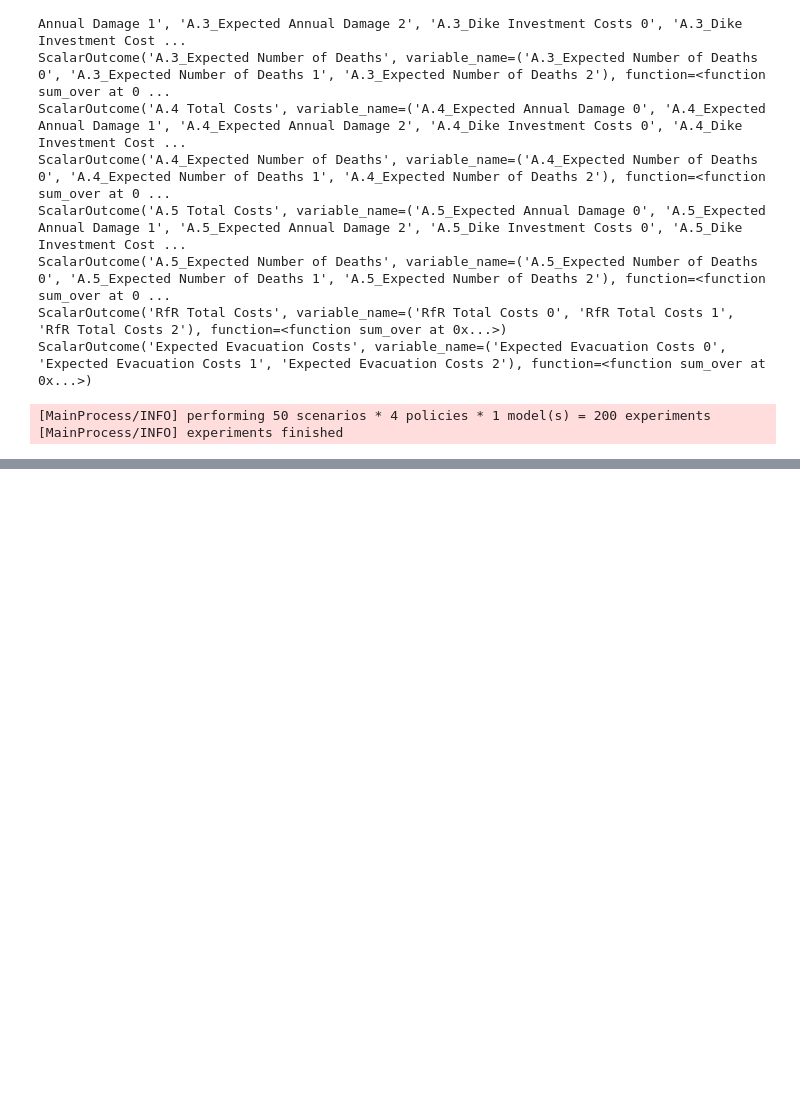
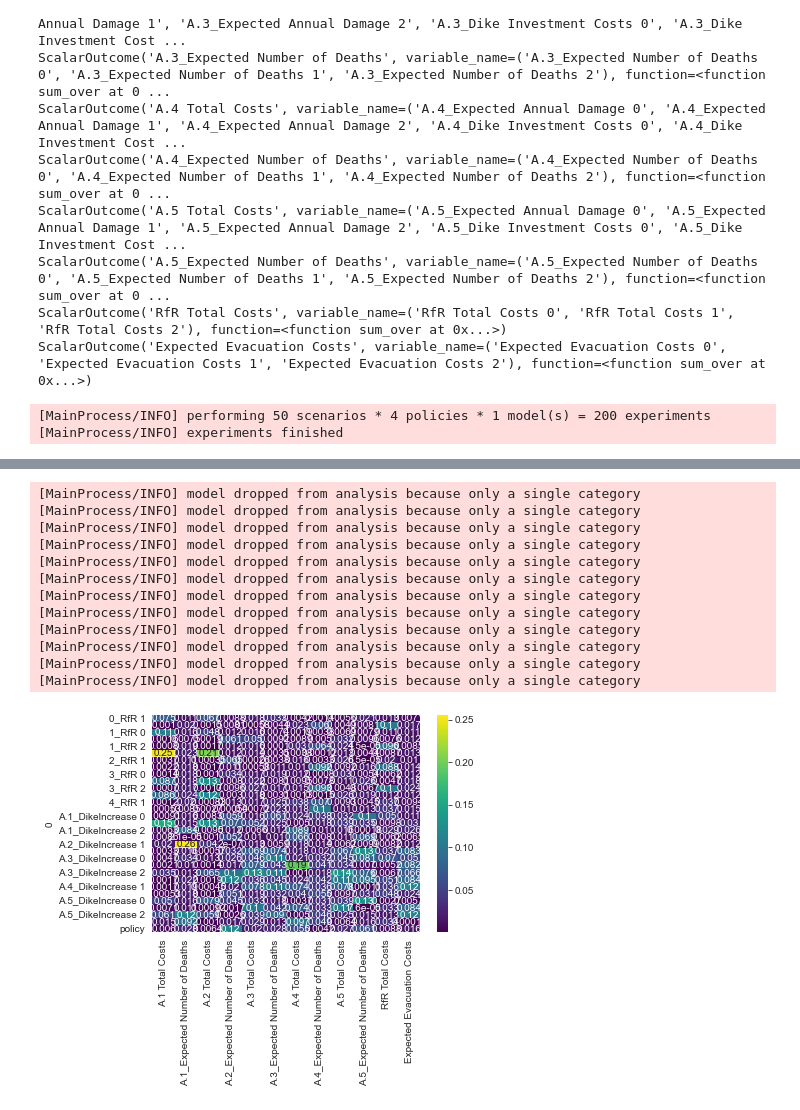
Before and after one commit to rhysits/thesis, a Jupyter notebook: final assignment/00_Policy_0_Problem_Formulation.ipynb, the cells around one changed output, grey strips where cells are left out. Cells and saved outputs as stored; diff of their text form; code cells hidden in the pictures; blank space fills up the shorter version.

```diff
--- a/final assignment/00_Policy_0_Problem_Formulation.ipynb
+++ b/final assignment/00_Policy_0_Problem_Formulation.ipynb
@@ -162,0 +180,3 @@ outcomes
+# %%
+lev = experiments.iloc[:,20:]
+lev
@@ -238,0 +250,23 @@ plt.show()
+# %%
+from ema_workbench.analysis import feature_scoring
+
+x = lev
+y = outcomes
+
+fs = feature_scoring.get_feature_scores_all(x, y)
+sns.heatmap(fs, cmap="viridis", annot=True)
+plt.show()
+# %% [output]
+[MainProcess/INFO] model dropped from analysis because only a single category
+[MainProcess/INFO] model dropped from analysis because only a single category
+[MainProcess/INFO] model dropped from analysis because only a single category
+[MainProcess/INFO] model dropped from analysis because only a single category
+[MainProcess/INFO] model dropped from analysis because only a single category
+[MainProcess/INFO] model dropped from analysis because only a single category
+[MainProcess/INFO] model dropped from analysis because only a single category
+[MainProcess/INFO] model dropped from analysis because only a single category
+[MainProcess/INFO] model dropped from analysis because only a single category
+[MainProcess/INFO] model dropped from analysis because only a single category
+[MainProcess/INFO] model dropped from analysis because only a single category
+[MainProcess/INFO] model dropped from analysis because only a single category
+[figure, added]
```
Also changed, not shown: parts of 13 cells of this notebook.
